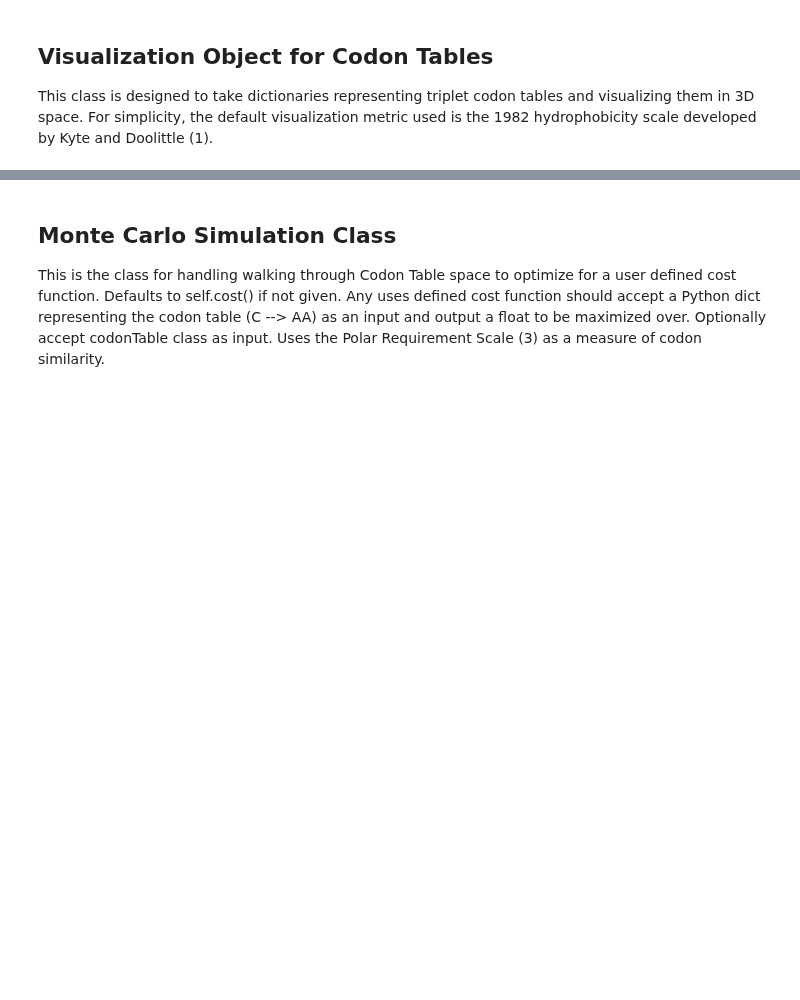
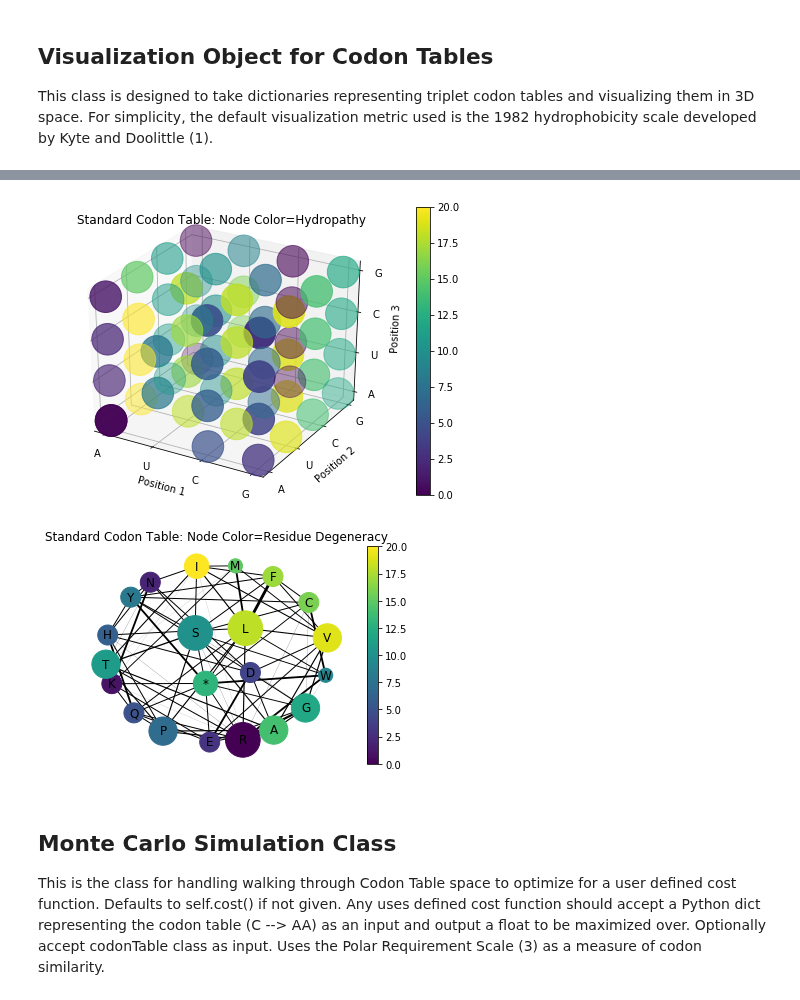
Before and after one commit to EndyLab/codon-tables, a Jupyter notebook: Decoding Notebook.ipynb, the cells around one changed output, grey strips where cells are left out. Saved outputs shown, nothing was run; the diff lists cells and outputs as text; code cells hidden in the pictures; blank space fills up the shorter version.

```diff
--- a/Decoding Notebook.ipynb
+++ b/Decoding Notebook.ipynb
@@ -46,9 +64,12 @@ help(codonTable)
 # %%
 # Demonstrate CodonTable visualization
 %matplotlib inline
 test = codonTable()
-fig = test.plot3d('Standard Codon Table: Node Color=Hydropathy', )
-fig2 = test.plotGraph('Standard Codon Table: Node Color=Residue Degeneracy', node_val='count')
+fig = test.plot3d('Standard Codon Table: Node Color=Hydropathy')
+fig2 = test.plotGraph('Standard Codon Table: Node Color=Residue Degeneracy', nodeSize='count', nodeColor='kd')
+# %% [output]
+[figure, added]
+[figure, added]
 # %% [markdown]
 ## Monte Carlo Simulation Class
 This is the class for handling walking through Codon Table space to optimize for a user defined cost function. Defaults to self.cost() if not given. Any uses defined cost function should accept a Python dict representing the codon table (C --> AA) as an input and output a float to be maximized over. Optionally accept codonTable class as input. Uses the Polar Requirement Scale (3) as a measure of codon similarity.
```
Also changed, not shown: parts of 1 cell of this notebook, 1 other file.
